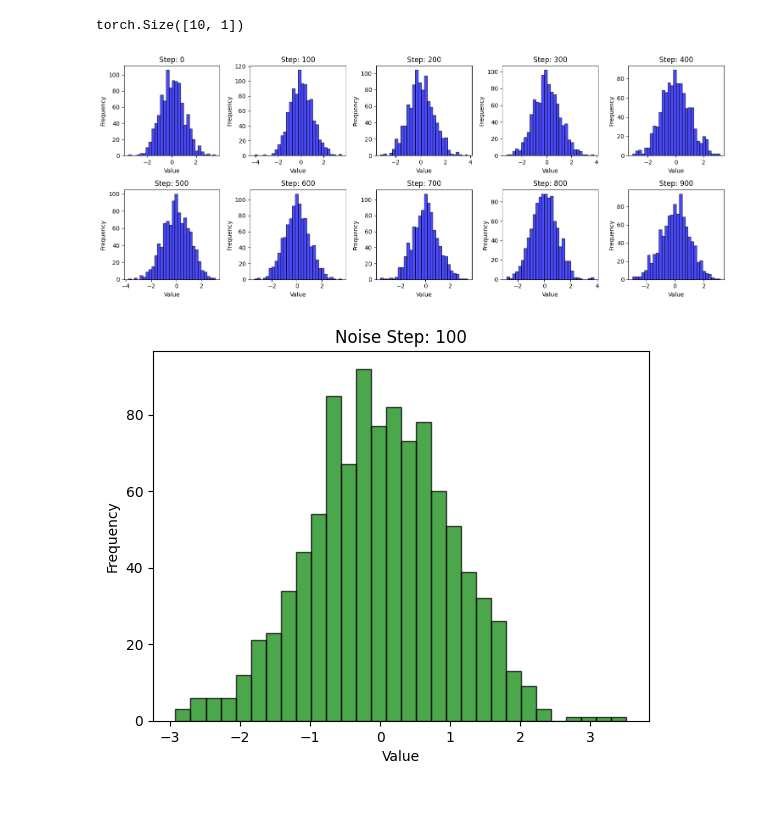
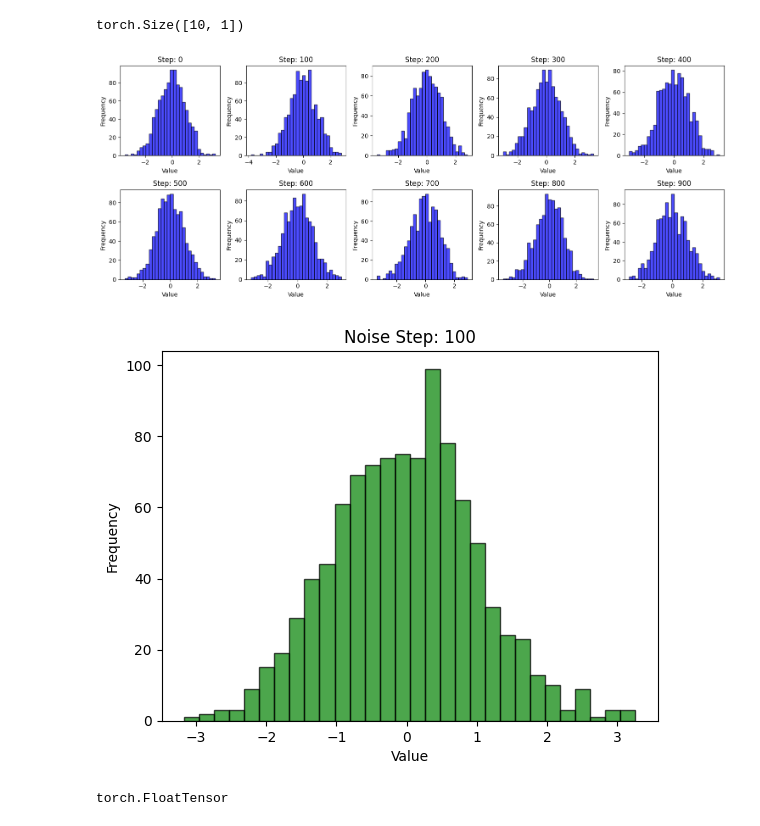
Before and after one commit to shimajoe/deep-learning-from-scratch-5, a Jupyter notebook: master_research/01_1D_Normal_Distribution.ipynb, the cells around one changed output. Cells and saved outputs as stored; diff of their text form; code cells hidden in the pictures.

```diff
--- a/master_research/01_1D_Normal_Distribution.ipynb
+++ b/master_research/01_1D_Normal_Distribution.ipynb
@@ -38,15 +38,18 @@ import numpy as np
 import matplotlib.pyplot as plt
 import torch
 
-# シードの設定
-torch.cuda.manual_seed(42)
+# シードの設定 (PyTorchとNumPy)
+seed = 42
+torch.manual_seed(seed)
+torch.cuda.manual_seed(seed)  # 必要に応じて
+np.random.seed(seed)
 
-# 1D正規乱数データの作成 (GPU上に転送)
-x = torch.randn(1000, device='cuda')  # 1Dデータ (サンプル数: 1000)
+# 1D正規乱数データの作成
+x = torch.randn(1000)  # 1Dデータ (サンプル数: 1000)
 
 # ノイズステップ数とベータスケジュールの設定
 T = 1000
-betas = torch.linspace(0.0001, 0.02, T, device='cuda')  # betasもGPU上に置く
+betas = torch.linspace(0.0001, 0.02, T)
 
 # ノイズを追加するプロセス
 for t in range(T):
@@ -55,14 +58,13 @@ for t in range(T):
     x = torch.sqrt(1 - beta) * x + torch.sqrt(beta) * eps
 
 # 元の1D正規分布データを保持
-original_x = torch.randn(1000, device='cuda')  # GPU上に元のデータも作成
+original_x = torch.randn(1000)  # 同じシードが適用される
 
 # 可視化: ノイズが加わる様子を表示
 samples = []
-
 for t in range(T):
     if t % 100 == 0:
-        samples.append(x.clone().cpu().numpy())  # GPUからCPUに転送して保存
+        samples.append(x.clone().numpy())  # クローンを保存
 
     beta = betas[t]
     eps = torch.randn_like(x)
@@ -79,34 +81,39 @@ for i, sample in enumerate(samples[:10]):
 plt.tight_layout()
 plt.show()
 
 # ============================================
-# q(x_t|x_0) 関数の1Dバージョン (CUDA対応)
+# q(x_t|x_0) 関数の1Dバージョン
 # ============================================
 def add_noise(x_0, t, betas):
     T = len(betas)
     assert t >= 1 and t <= T
     t_idx = t - 1  # betas[0]はt=1用
 
     # アルファバーの計算
     alphas = 1 - betas
     alpha_bars = torch.cumprod(alphas, dim=0)
     alpha_bar = alpha_bars[t_idx]
 
     eps = torch.randn_like(x_0)
     x_t = torch.sqrt(alpha_bar) * x_0 + torch.sqrt(1 - alpha_bar) * eps
     return x_t
 
 # 特定のステップでのノイズ付加
 x = original_x
 t = 100
 x_t = add_noise(x, t, betas)
 
 # 結果をヒストグラムで表示
-plt.hist(x_t.cpu().numpy(), bins=30, alpha=0.7, color='green', edgecolor='black')  # GPUからCPUに転送
+plt.hist(x_t.numpy(), bins=30, alpha=0.7, color='green', edgecolor='black')
 plt.title(f"Noise Step: {t}")
 plt.xlabel('Value')
 plt.ylabel('Frequency')
 plt.show()
 # %% [output]
-[figure, old version]
+[figure, new version]
-[figure, old version]
+[figure, new version]
+# %%
+# xのtypeを確認
+print(x.type())  # torch.cuda.FloatTensor
+# %% [output]
+torch.FloatTensor
```
Also changed, not shown: parts of 1 cell of this notebook.
